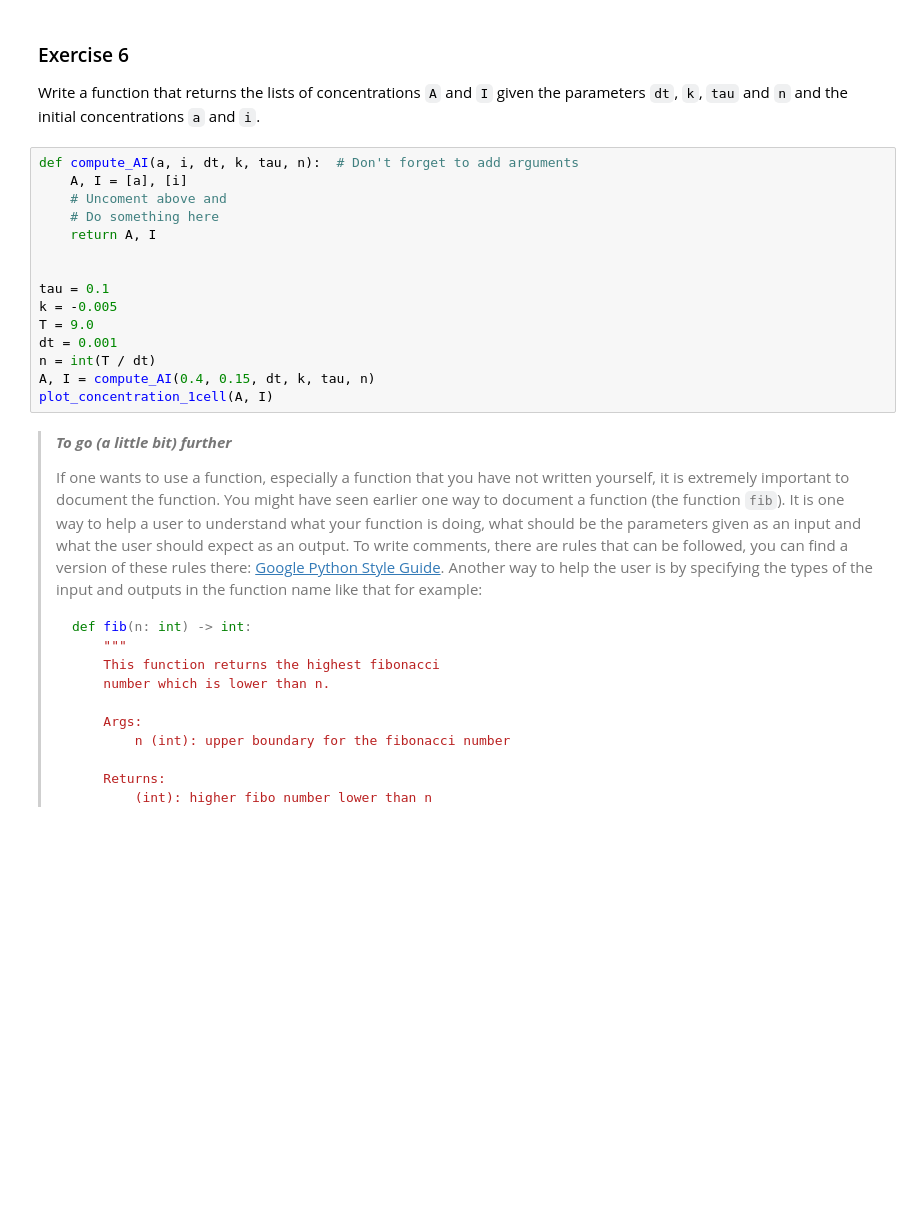
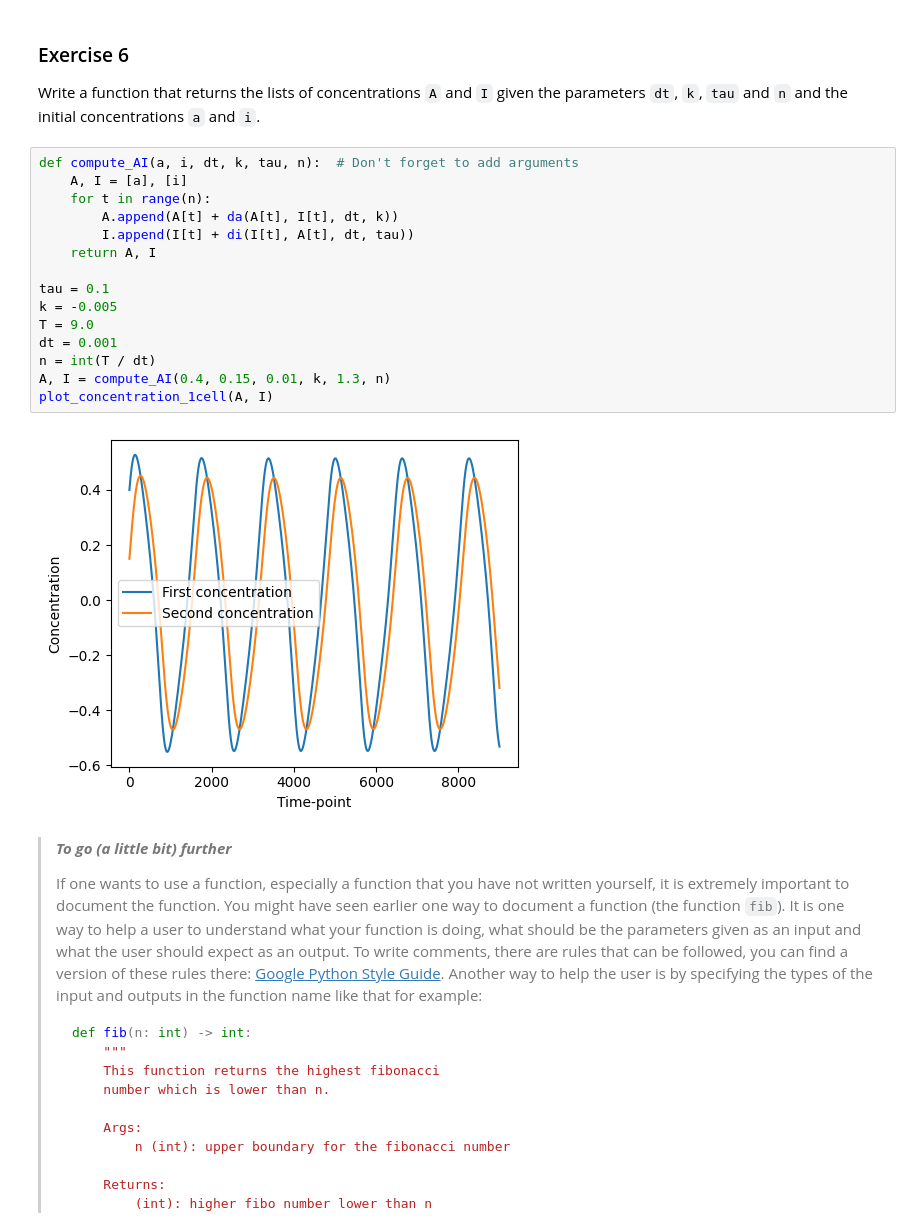
Before and after one commit to GuignardLab/CenTuri-Course, a Jupyter notebook: 1-Introduction-to-Python/5-0-Introduction-function.ipynb, the cells around one changed output. Drawn from its saved outputs; the diff is of its cells as text; blank space fills up the shorter version.

```diff
--- a/1-Introduction-to-Python/5-0-Introduction-function.ipynb
+++ b/1-Introduction-to-Python/5-0-Introduction-function.ipynb
@@ -109,18 +123,20 @@ Write a function that returns the lists of concentrations `A` and `I` given the
 # %%
 def compute_AI(a, i, dt, k, tau, n):  # Don't forget to add arguments
     A, I = [a], [i]
-    # Uncoment above and
-    # Do something here
+    for t in range(n):
+        A.append(A[t] + da(A[t], I[t], dt, k))
+        I.append(I[t] + di(I[t], A[t], dt, tau))
     return A, I
-
 
 tau = 0.1
 k = -0.005
 T = 9.0
 dt = 0.001
 n = int(T / dt)
-A, I = compute_AI(0.4, 0.15, dt, k, tau, n)
+A, I = compute_AI(0.4, 0.15, 0.01, k, 1.3, n)
 plot_concentration_1cell(A, I)
+# %% [output]
+[figure, added]
 # %% [markdown]
 > __*To go (a little bit) further*__
 >
```
Also changed, not shown: parts of 1 cell of this notebook, 10 other files.
